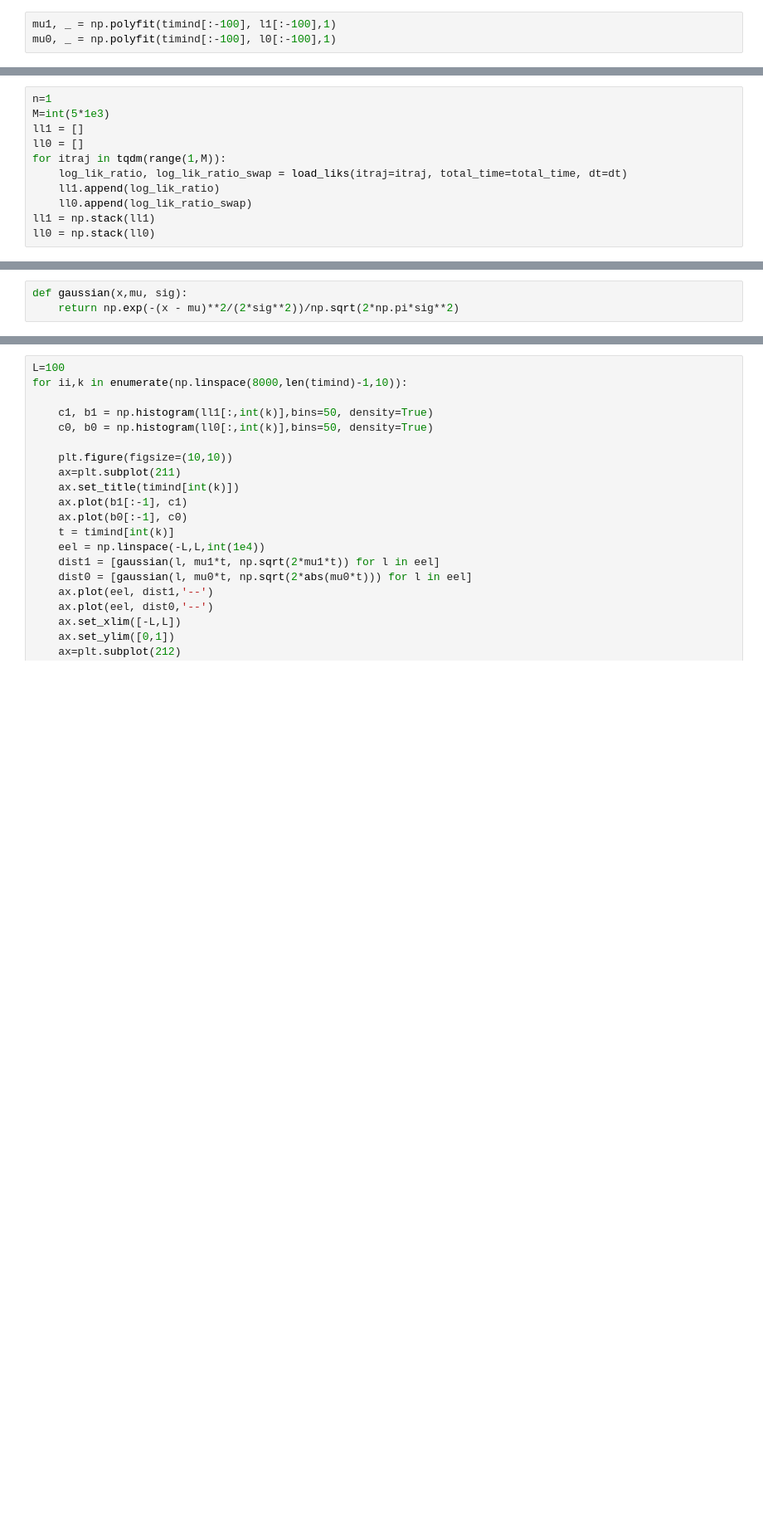
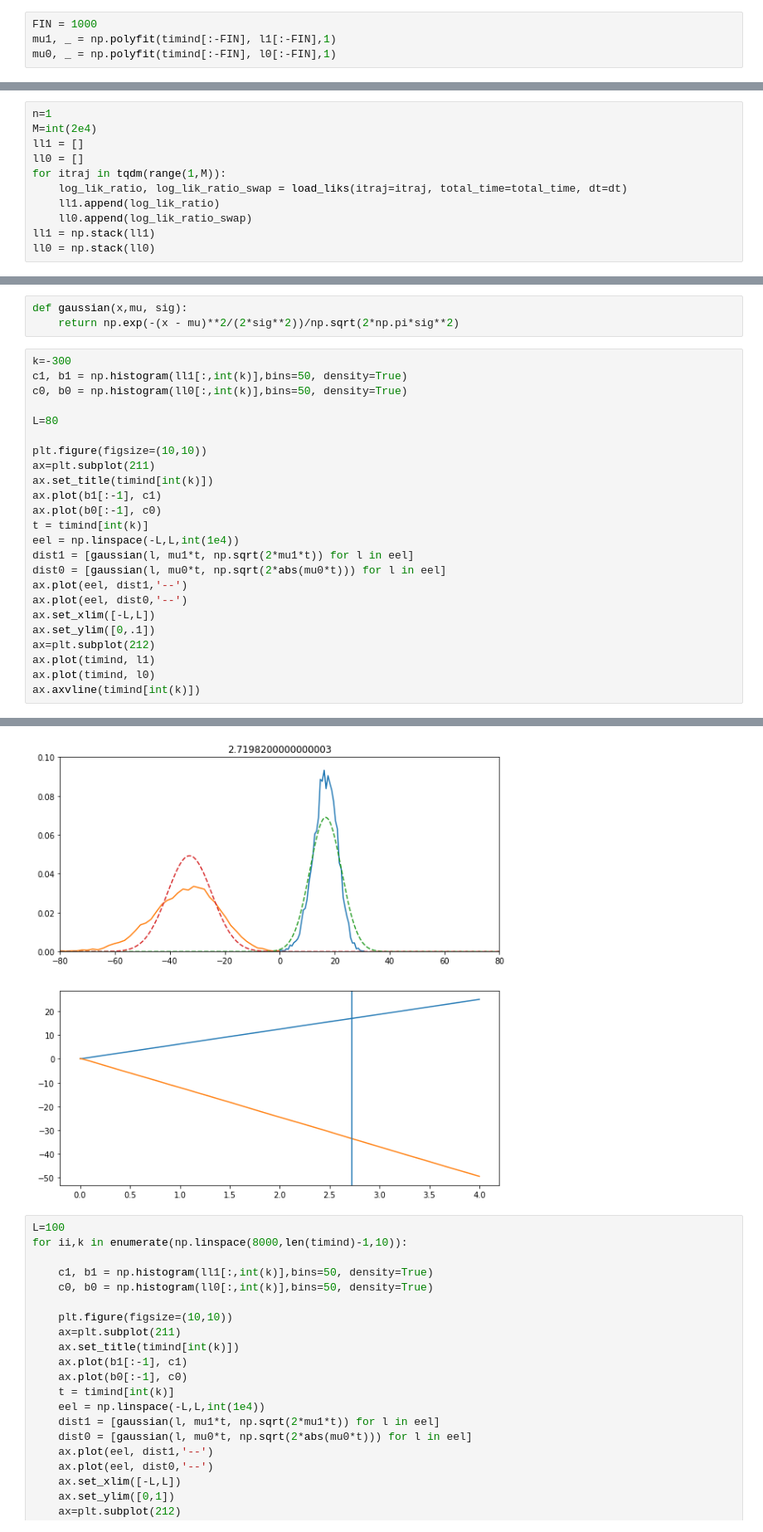
Before and after one commit to matibilkis/cdisc, a Jupyter notebook: analysis/load_plot.ipynb, the cells around one changed output, grey strips where cells are left out. Shown: that part at 83% size. Cells and saved outputs as stored; diff of their text form; blank space fills up the shorter version.

```diff
--- a/analysis/load_plot.ipynb
+++ b/analysis/load_plot.ipynb
@@ -69,6 +68,7 @@ plt.plot(timind, l0)
 # %%
-mu1, _ = np.polyfit(timind[:-100], l1[:-100],1)
-mu0, _ = np.polyfit(timind[:-100], l0[:-100],1)
+FIN = 1000
+mu1, _ = np.polyfit(timind[:-FIN], l1[:-FIN],1)
+mu0, _ = np.polyfit(timind[:-FIN], l0[:-FIN],1)
 # %%
 alpha_err = np.array([0.5*(1 - erf(0.5*np.sqrt(t*np.abs(mu0)))) for t in timind])
 beta_err = np.array([0.5*(1 - erf(0.5*np.sqrt(t*abs(mu1)))) for t in timind])
@@ -154,6 +108,6 @@ ax.get_xaxis().set_major_formatter(matplotlib.ticker.ScalarFormatter())
 # %%
 n=1
-M=int(5*1e3)
+M=int(2e4)
 ll1 = []
 ll0 = []
 for itraj in tqdm(range(1,M)):
@@ -167,3 +121,28 @@ os.makedirs("fig_gif", exist_ok=True)
 # %%
 def gaussian(x,mu, sig):
     return np.exp(-(x - mu)**2/(2*sig**2))/np.sqrt(2*np.pi*sig**2)
+# %%
+k=-300
+c1, b1 = np.histogram(ll1[:,int(k)],bins=50, density=True)
+c0, b0 = np.histogram(ll0[:,int(k)],bins=50, density=True)
+
+L=80
+
+plt.figure(figsize=(10,10))
+ax=plt.subplot(211)
+ax.set_title(timind[int(k)])
+ax.plot(b1[:-1], c1)
+ax.plot(b0[:-1], c0)
+t = timind[int(k)]
+eel = np.linspace(-L,L,int(1e4))
+dist1 = [gaussian(l, mu1*t, np.sqrt(2*mu1*t)) for l in eel]
+dist0 = [gaussian(l, mu0*t, np.sqrt(2*abs(mu0*t))) for l in eel]
+ax.plot(eel, dist1,'--')
+ax.plot(eel, dist0,'--')
+ax.set_xlim([-L,L])
+ax.set_ylim([0,.1])
+ax=plt.subplot(212)
+ax.plot(timind, l1)
+ax.plot(timind, l0)
+ax.axvline(timind[int(k)])
+# %% [output]
@@ -170,3 +150,4 @@ def gaussian(x,mu, sig):
+[figure, added]
 # %%
 L=100
 for ii,k in enumerate(np.linspace(8000,len(timind)-1,10)):
```
Also changed, not shown: parts of 20 cells of this notebook, 3 other files.
